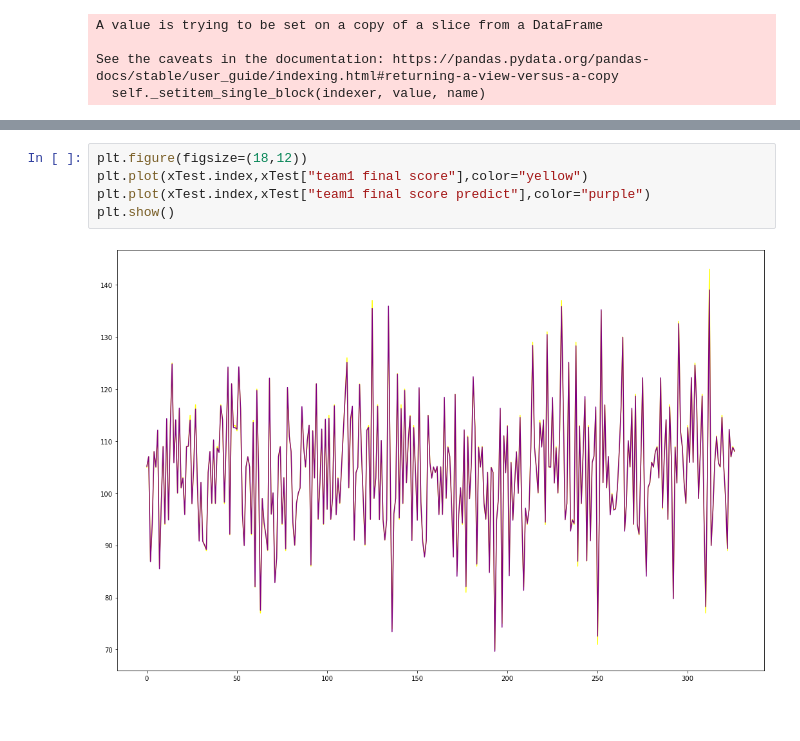
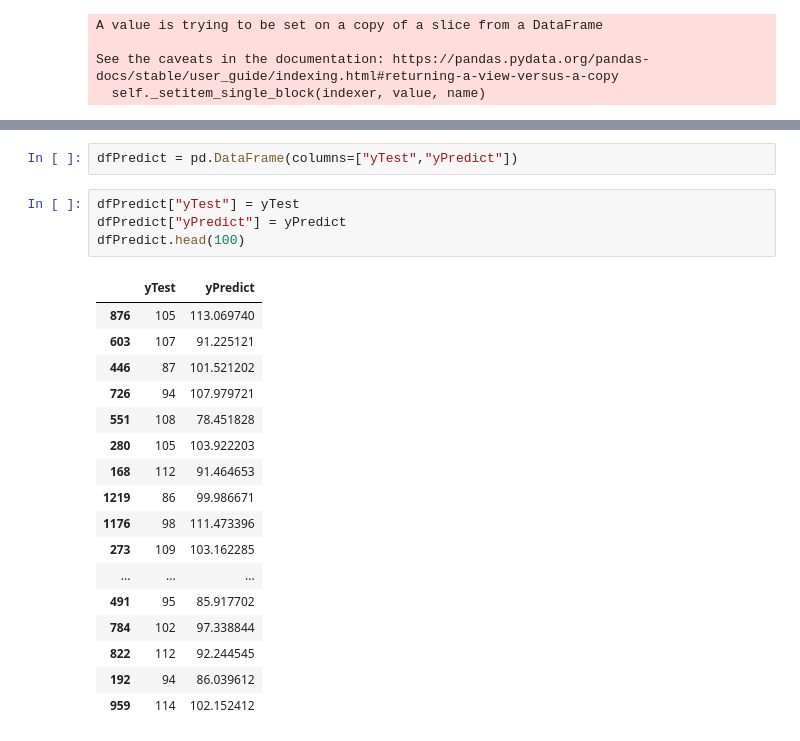
Before and after one commit to tamle7422/regression, a Jupyter notebook: nba.ipynb, the cells around one changed output, grey strips where cells are left out. Cells and saved outputs as stored; diff of their text form; blank space fills up the shorter version.

```diff
--- a/nba.ipynb
+++ b/nba.ipynb
@@ -382,7 +382,24 @@ xTest.tail(50)
+# %%
+dfPredict = pd.DataFrame(columns=["yTest","yPredict"])
 # %%
-plt.figure(figsize=(18,12))
-plt.plot(xTest.index,xTest["team1 final score"],color="yellow")
-plt.plot(xTest.index,xTest["team1 final score predict"],color="purple")
-plt.show()
+dfPredict["yTest"] = yTest
+dfPredict["yPredict"] = yPredict
+dfPredict.head(100)
 # %% [output]
-[figure, removed]
+|  | yTest | yPredict |
+| 876 | 105 | 113.069740 |
+| 603 | 107 | 91.225121 |
+| 446 | 87 | 101.521202 |
+| 726 | 94 | 107.979721 |
+| 551 | 108 | 78.451828 |
+| 280 | 105 | 103.922203 |
+| 168 | 112 | 91.464653 |
+| 1219 | 86 | 99.986671 |
+| 1176 | 98 | 111.473396 |
+| 273 | 109 | 103.162285 |
+| ... | ... | ... |
+| 491 | 95 | 85.917702 |
+| 784 | 102 | 97.338844 |
+| 822 | 112 | 92.244545 |
+| 192 | 94 | 86.039612 |
+| 959 | 114 | 102.152412 |
```
Also changed, not shown: parts of 7 cells of this notebook.
